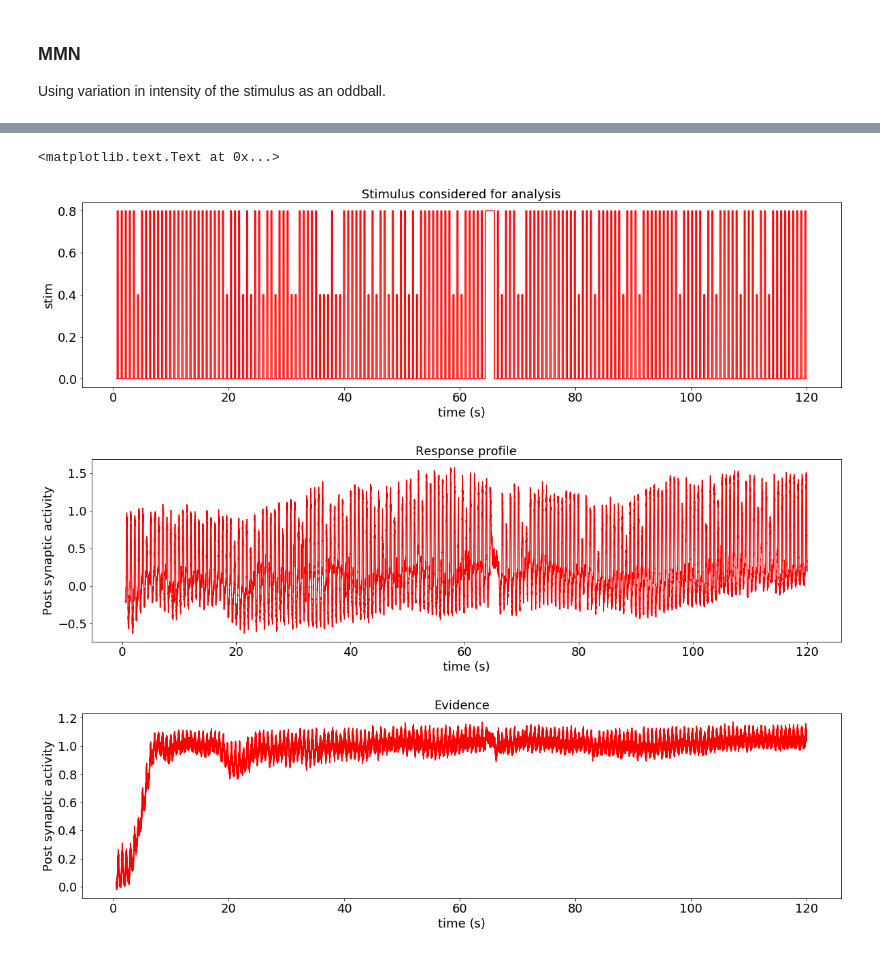
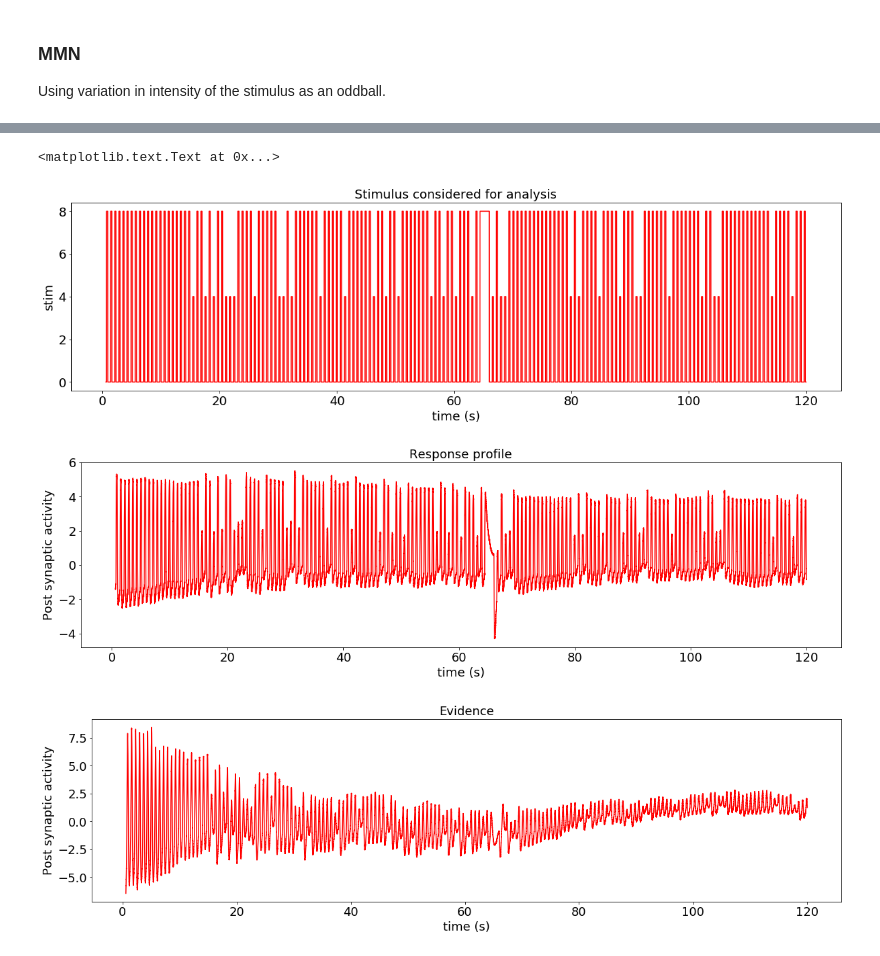
Before and after one commit to s72sue/oddball, a Jupyter notebook: threshold/accumulate_to_threshold.ipynb, the cells around one changed output, grey strips where cells are left out. Drawn from its saved outputs; the diff is of its cells as text; code cells hidden in the pictures.

```diff
--- a/threshold/accumulate_to_threshold.ipynb
+++ b/threshold/accumulate_to_threshold.ipynb
@@ -56,7 +57,7 @@ prestimulus_baseline = 0.1  # 100 ms  -  this can also be set to 0
 remove_beg = int((trial_len - prestimulus_baseline) * 1000)  # remove this much ms of stimulus from the beginning
 
 class Experiment(object):
-    def __init__(self, seed=None, isi=isi, stim_dur=stim_dur, std_value=0.8, dev_value=0.4, trial_len=trial_len,
+    def __init__(self, seed=None, isi=isi, stim_dur=stim_dur, std_value=8, dev_value=4, trial_len=trial_len,
                                                                             prestim_baseline=prestimulus_baseline):
         self.rng = np.random.RandomState(seed=seed)
         self.prestim_baseline = prestim_baseline
@@ -104,16 +105,18 @@ class Experiment(object):
 # %%
 # Build nengo model
 tau_highpass = 0.5
-seed=12
+seed=22
 D = 16
 
 # we'll use this to reset the accumulated evidence to zero
-reset_vocab = spa.Vocabulary(D)
-reset_vocab.parse('RESET')
+#reset_vocab = spa.Vocabulary(D)
+#reset_vocab.parse('RESET')
 
 model = nengo.Network(seed=seed)
 # run in direct mode to verify
 model.config[nengo.Ensemble].neuron_type=nengo.LIF() #nengo.LIFRate()
+#model.config[nengo.Ensemble].max_rates=Uniform(20,120)
+model.config[nengo.Ensemble].radius=10
 with model:
 
     exp = Experiment(seed=seed)
@@ -121,7 +124,7 @@ with model:
     stim_inhib = nengo.Node(exp.inhibit_in)
 
     # create the ensemble with added noise at the input of each neuron
-    result = nengo.Ensemble(200, dimensions=1, noise=nengo.processes.BrownNoise(), encoders=np.ones((200, 1)))
+    result = nengo.Ensemble(200, dimensions=1, noise=nengo.processes.BrownNoise())
     nengo.Connection(stim, result, synapse=highpass(tau_highpass))
     #nengo.Connection(stim_inhib, result.neurons, transform=[[-2.5]]*result.n_neurons) # inhibit result during
                                                                                         # prestimulus period
@@ -141,20 +144,36 @@ with model:
     result_3ser_p = nengo.Probe(result_3ser, synapse=0.05)
 
 
-    result_4ser = nengo.Ensemble(200, dimensions=1, noise=nengo.processes.BrownNoise())
+    result_4ser = nengo.Ensemble(200, dimensions=1, noise=nengo.processes.BrownNoise())#, encoders=np.ones((200, 1)))
     nengo.Connection(result_3ser, result_4ser, synapse=highpass(tau_highpass))
     result_4ser_p = nengo.Probe(result_4ser, synapse=0.05)
 
-
     # feedback
-    nengo.Connection(result_4ser, result)
+    #nengo.Connection(result_4ser, result)
 
     # evidence memory - should be reset at the end of every trial
     evidence_scale = 1  # controls how quickly the evidence is accumulated
-    evidence = nengo.Ensemble(n_neurons=200, dimensions=1, encoders=np.ones((200, 1)))
-    nengo.Connection(evidence, evidence, synapse=0.1, transform=evidence_scale)
-    nengo.Connection(result, evidence, transform=0.1)
+    evidence = nengo.Ensemble(n_neurons=500, dimensions=2, noise=nengo.processes.BrownNoise()) #,
+                             #encoders=np.ones((500, 1)),
+                             #eval_points=np.ones((500, 1)))  # SS-noise seems
+                                                             # to be useful in getting a relatively stable pattern
 
+
+    def response(x):
+        sensory, accum = x
+        accum = (2*sensory+0.45*accum)*1
+        return 0, accum
+
+    nengo.Connection(evidence, evidence, synapse=0.1, function=response)
+    nengo.Connection(result_4ser, evidence[0], transform=1, synapse=0.03) # SS-seems like higher the transform, the better
+                                                # 0.6 seems optimal - 4s are always less than 5 and 8s always reaching 7
+
+
+
+    result_copy = nengo.Ensemble(200, dimensions=1, noise=nengo.processes.BrownNoise())
+    nengo.Connection(result, result_copy, synapse=0.05)
+    nengo.Connection(evidence[1], result_copy, synapse=0.05)
+    result_copy_p = nengo.Probe(result_copy, synapse=0.05)
 
     '''
     # this stores the accumulated evidence
@@ -176,7 +195,8 @@ with model:
 
     stim_p = nengo.Probe(stim, synapse=None)
     result_p = nengo.Probe(result, synapse=0.05)
-    evidence_p = nengo.Probe(evidence, synapse=0.05)
+    evidence0_p = nengo.Probe(evidence[0], synapse=0.05)
+    evidence1_p = nengo.Probe(evidence[1], synapse=0.05)
     #evidence_p = nengo.Probe(model.evidence.output, synapse=0.05)
     #reset_p = nengo.Probe(model.reset.output, synapse=0.05)
 
@@ -218,37 +238,37 @@ plt.title("Evidence")
 # %%
 # stimulus and response profile after removing the first stimulus
 # and adding the pre-stimulus baseline
 test = sim.data[stim_p]
 test = test[remove_beg:]
 plt.figure(figsize=(20,5))
 plt.plot(t[remove_beg:], test, 'r')
 plt.ylabel("stim")
 plt.xlabel("time (s)")
 plt.title("Stimulus considered for analysis")
 #plt.xlim(0, 3)
 
 test = sim.data[result_p]
 test = test[remove_beg:]
 plt.figure(figsize=(20,5))
 plt.plot(t[remove_beg:], test, 'r')
 plt.ylabel("Post synaptic activity")
 plt.xlabel("time (s)")
 plt.title("Response profile")
 #plt.xlim(0, 3)
 
-test = sim.data[evidence_p]
+test = sim.data[evidence1_p]
 test = test[remove_beg:]
 plt.figure(figsize=(20,5))
 plt.plot(t[remove_beg:], test, 'r')
 plt.ylabel("Post synaptic activity")
 plt.xlabel("time (s)")
 plt.title("Evidence")
 #plt.xlim(0, 3)
 # %% [output]
 <matplotlib.text.Text at 0x...>
-[figure, old version]
+[figure, new version]
-[figure, old version]
+[figure, new version]
-[figure, old version]
+[figure, new version]
 # %%
 # Post Processing to get mmn
 
```
Also changed, not shown: parts of 5 cells of this notebook.
